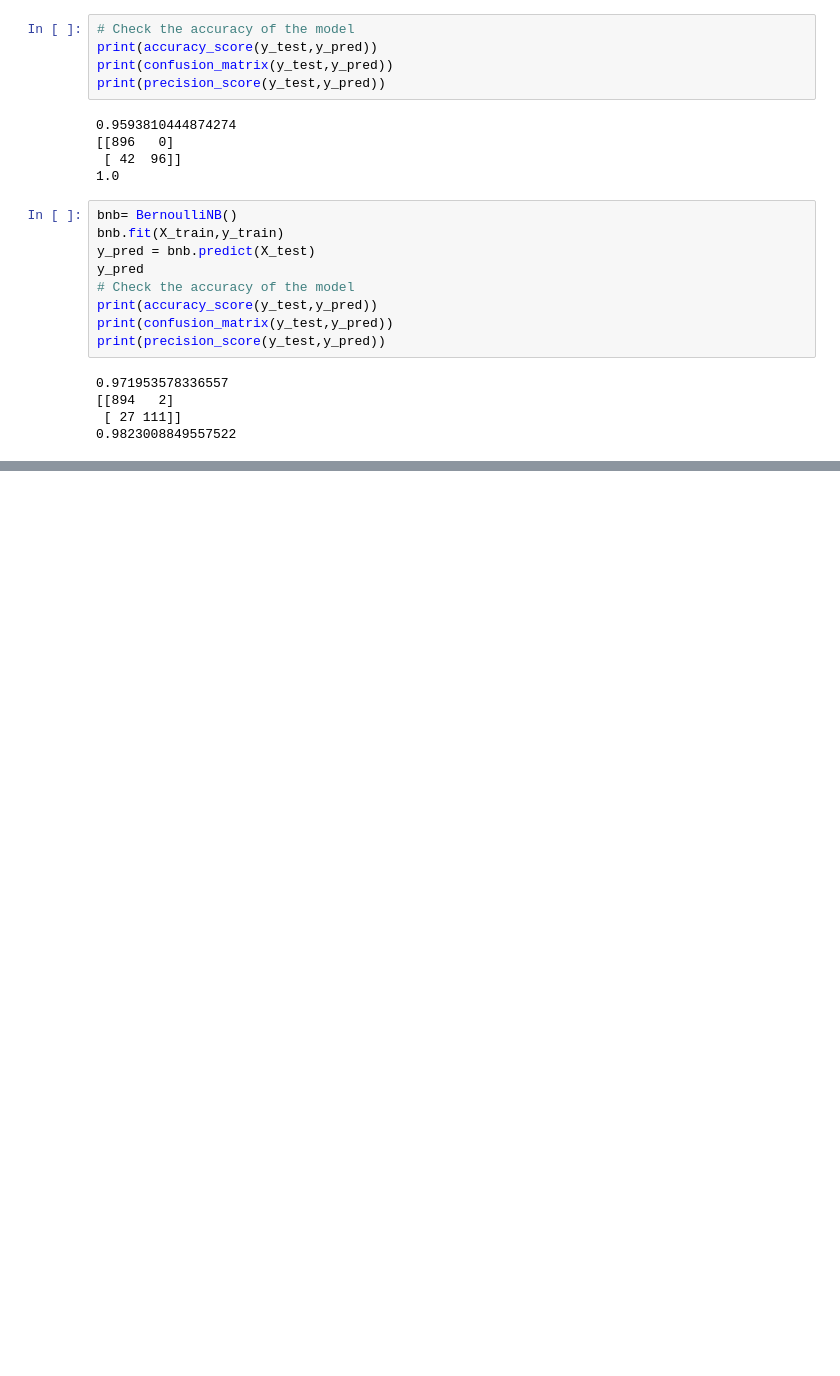
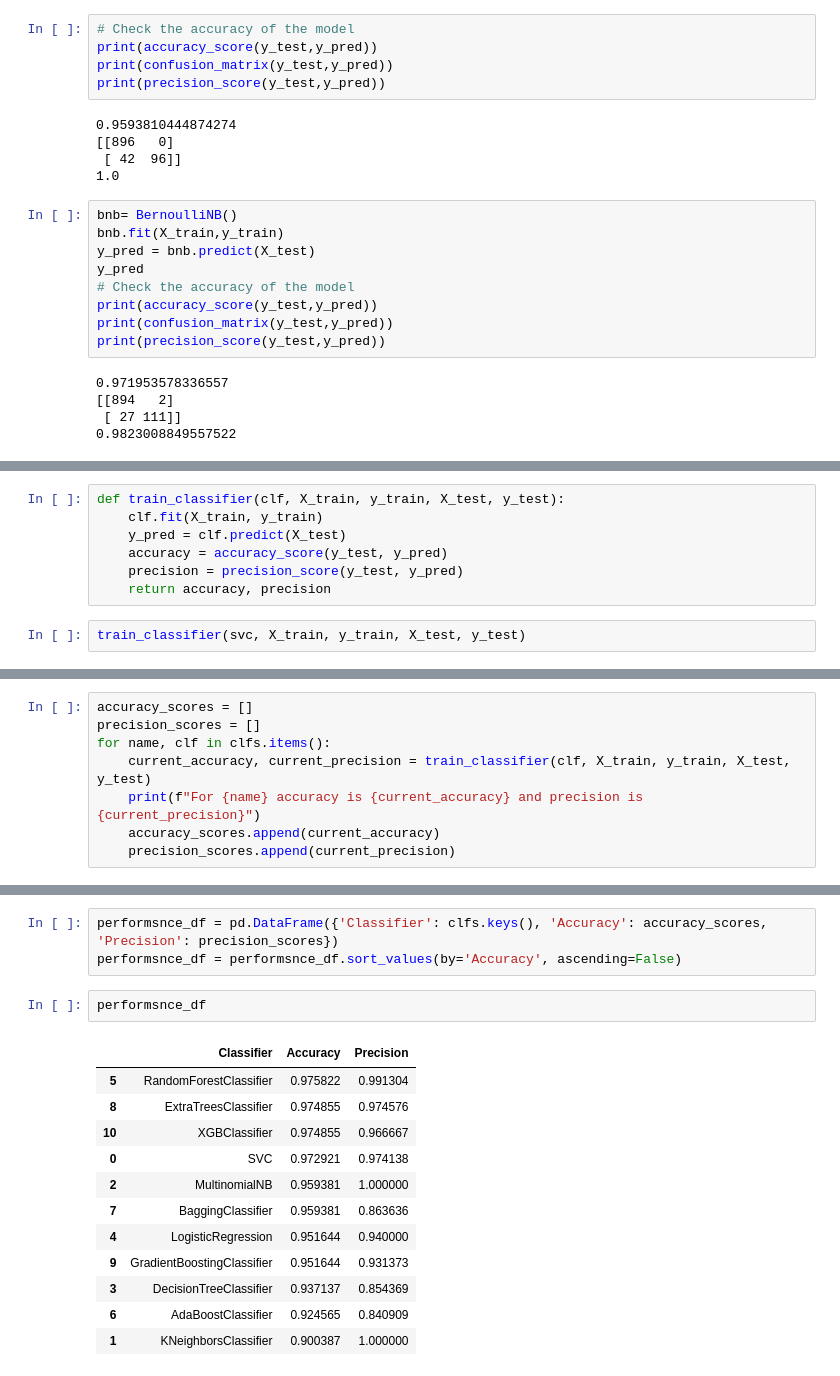
Before and after one commit to SandeepMuhal88/Project_In_Machine_Learning, a Jupyter notebook: SMS_Spam_Classifiers/notenook.ipynb, the cells around one changed output, grey strips where cells are left out. Drawn from its saved outputs; the diff is of its cells as text; blank space fills up the shorter version.

```diff
--- a/SMS_Spam_Classifiers/notenook.ipynb
+++ b/SMS_Spam_Classifiers/notenook.ipynb
@@ -544,0 +589,9 @@ print(precision_score(y_test,y_pred))
+# %%
+def train_classifier(clf, X_train, y_train, X_test, y_test):
+    clf.fit(X_train, y_train)
+    y_pred = clf.predict(X_test)
+    accuracy = accuracy_score(y_test, y_pred)
+    precision = precision_score(y_test, y_pred)
+    return accuracy, precision
+# %%
+train_classifier(svc, X_train, y_train, X_test, y_test)
@@ -544,0 +600,8 @@ print(precision_score(y_test,y_pred))
+# %%
+accuracy_scores = []
+precision_scores = []
+for name, clf in clfs.items():
+    current_accuracy, current_precision = train_classifier(clf, X_train, y_train, X_test, y_test)
+    print(f"For {name} accuracy is {current_accuracy} and precision is {current_precision}")
+    accuracy_scores.append(current_accuracy)
+    precision_scores.append(current_precision)
@@ -544,0 +620,18 @@ print(precision_score(y_test,y_pred))
+# %%
+performsnce_df = pd.DataFrame({'Classifier': clfs.keys(), 'Accuracy': accuracy_scores, 'Precision': precision_scores})
+performsnce_df = performsnce_df.sort_values(by='Accuracy', ascending=False)
+# %%
+performsnce_df
+# %% [output]
+|  | Classifier | Accuracy | Precision |
+| 5 | RandomForestClassifier | 0.975822 | 0.991304 |
+| 8 | ExtraTreesClassifier | 0.974855 | 0.974576 |
+| 10 | XGBClassifier | 0.974855 | 0.966667 |
+| 0 | SVC | 0.972921 | 0.974138 |
+| 2 | MultinomialNB | 0.959381 | 1.000000 |
+| 7 | BaggingClassifier | 0.959381 | 0.863636 |
+| 4 | LogisticRegression | 0.951644 | 0.940000 |
+| 9 | GradientBoostingClassifier | 0.951644 | 0.931373 |
+| 3 | DecisionTreeClassifier | 0.937137 | 0.854369 |
+| 6 | AdaBoostClassifier | 0.924565 | 0.840909 |
+| 1 | KNeighborsClassifier | 0.900387 | 1.000000 |
```
Also changed, not shown: parts of 16 cells of this notebook, 5 other files.
